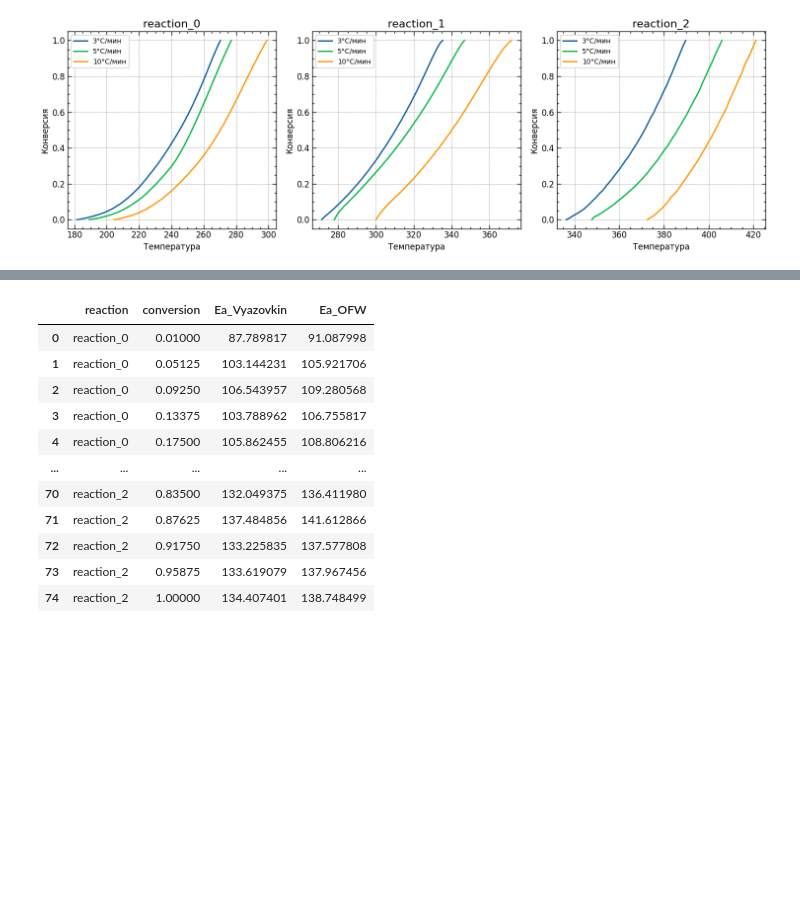
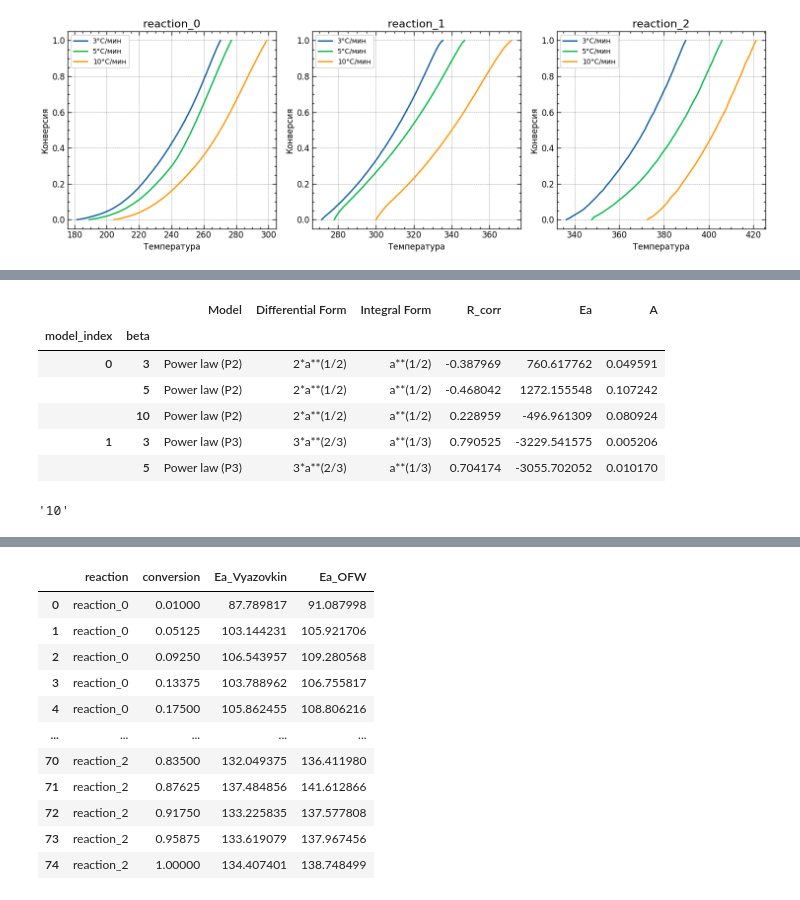
Before and after one commit to kdavjd/isoconversion_study_of_reaction_kinetics, a Jupyter notebook: isoconversion.ipynb, the cells around one changed output, grey strips where cells are left out. Saved outputs shown, nothing was run; the diff lists cells and outputs as text; code cells hidden in the pictures; blank space fills up the shorter version.

```diff
--- a/isoconversion.ipynb
+++ b/isoconversion.ipynb
@@ -204,7 +231,10 @@ for rate in heating_rates:
     peaks = peaks_df.loc[rate]
 
     # Создаем список всех пиков, включая старт и финиш
-    peaks_list = [peaks['start']] + [peaks[col] for col in peaks_df.columns if 'peak' in col] + [peaks['end']]
+    peaks_list = (
+        [peaks['start']]
+         + [peaks[col] for col in peaks_df.columns if 'peak' in col]
+         + [peaks['end']])
 
     # Функция для определения реакции
     def get_reaction(temp):
@@ -225,7 +255,8 @@ for rate in heating_rates:
 
     # Получаем начальные и конечные значения температуры для каждой реакции
     df_temp = df[df[reaction_col] != 'no_reaction']
-    min_max_mass = df_temp.groupby(reaction_col)[heating_rate_col].agg(['min', 'max'])
+    min_max_mass = df_temp.groupby(reaction_col)[heating_rate_col]\
+        .agg(['min', 'max'])
 
     # Создаем новый столбец с нулевыми значениями
     df[conversion_col] = 0
@@ -235,19 +266,23 @@ for rate in heating_rates:
         reaction_mask = df[reaction_col] == reaction
         min = min_max_mass.loc[reaction, 'min']
         max = min_max_mass.loc[reaction, 'max']
-        df.loc[reaction_mask, conversion_col] = 1 - (df.loc[reaction_mask, heating_rate_col] - min) / (max - min)
+        df.loc[reaction_mask, conversion_col] = (max - df.loc[reaction_mask, heating_rate_col]) / (max - min)
 # %%
-# Получаем уникальные реакции, исключая 'no_reaction', из всех столбцов reactions
-all_reactions = pd.unique(df[[f'reactions_{rate}' for rate in heating_rates]].values.ravel())
+# Получаем уникальные реакции, исключая 'no_reaction',
+# из всех столбцов reactions
+all_reactions = pd.unique(
+    df[[f'reactions_{rate}' for rate in heating_rates]].values.ravel())
 all_reactions = all_reactions[all_reactions != 'no_reaction']
 
 # Отбрасываем последнюю реакцию
 all_reactions = all_reactions[:-1]
 
 # Создайте фигуру с несколькими подграфиками
-fig, axs = plt.subplots(1, len(all_reactions), figsize=(5 * len(all_reactions), 5))
+fig, axs = plt.subplots(1, len(all_reactions),
+                        figsize=(5 * len(all_reactions), 5))
 
-# Если есть только одна реакция, axs не будет списком, поэтому обработаем этот случай
+# Если есть только одна реакция, axs не будет списком,
+# поэтому обработаем этот случай
 if len(all_reactions) == 1:
     axs = [axs]
 
@@ -258,7 +293,8 @@ for ax, reaction in zip(axs, all_reactions):
         reactions_col = f'reactions_{rate}'
         mask = df[reactions_col] == reaction
         if mask.any():
-            ax.plot(df.loc[mask].index, df.loc[mask, conversion_col], label=f'{rate}°С/мин')
+            ax.plot(df.loc[mask].index, df.loc[mask, conversion_col],
+                    label=f'{rate}°С/мин')
     ax.set_title(reaction)
     ax.set_xlabel('Температура', fontsize=BIG_SIZE)
     ax.set_ylabel('Конверсия', fontsize=BIG_SIZE)
@@ -272,0 +339,5 @@ plt.show()
+# %%
+# Загружаем данные по кинетическим моделям
+models_df = pd.read_csv('nucleation_models.csv')
+# models_df.loc[models_df['Model'] == 'Zero-order (F0/R1)', 'Differential Form'] = 'np.full_like(a, 1)'
+models_df
@@ -272,0 +451,28 @@ plt.show()
+# %%
+models_df.head()
+# %% [output]
+|  |  | Model | Differential Form | Integral Form | R_corr | Ea | A |
+| model_index | beta |  |  |  |  |  |  |
+| 0 | 3 | Power law (P2) | 2*a**(1/2) | a**(1/2) | -0.387969 | 760.617762 | 0.049591 |
+|  | 5 | Power law (P2) | 2*a**(1/2) | a**(1/2) | -0.468042 | 1272.155548 | 0.107242 |
+|  | 10 | Power law (P2) | 2*a**(1/2) | a**(1/2) | 0.228959 | -496.961309 | 0.080924 |
+| 1 | 3 | Power law (P3) | 3*a**(2/3) | a**(1/3) | 0.790525 | -3229.541575 | 0.005206 |
+|  | 5 | Power law (P3) | 3*a**(2/3) | a**(1/3) | 0.704174 | -3055.702052 | 0.010170 |
+# %%
+# Extract 'Model' and 'model_index' from the DataFrame
+model_index = models_df.index.get_level_values('model_index')
+models = models_df['Model']
+
+# Create a mapping from 'model_index' to 'Model'
+model_mapping = {index: f'{model} {index}' for index, model in zip(model_index, models)}
+
+# Replace 'model_index' with the mapping
+models_df = models_df.reset_index()
+models_df['model_index'] = models_df['model_index'].map(model_mapping)
+
+# Set the index back to 'model_index' and 'beta'
+models_df = models_df.set_index(['model_index', 'beta'])
+
+models_df.index[2][1]
+# %% [output]
+'10'
```
Also changed, not shown: parts of 20 cells of this notebook, 12 other files.
